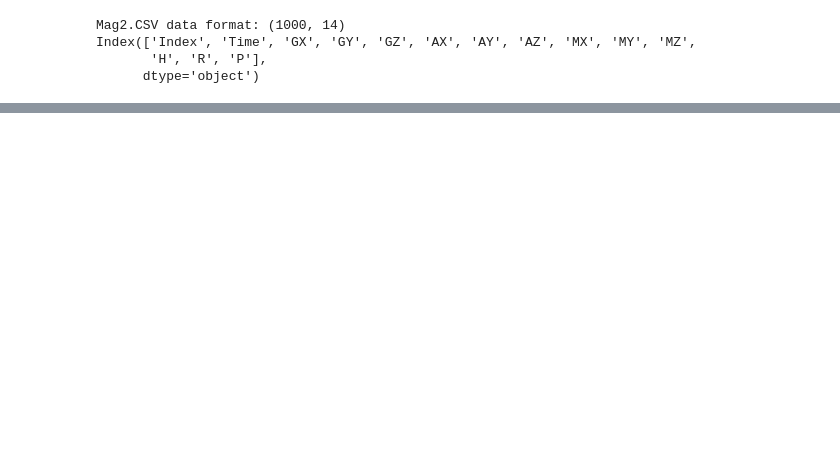
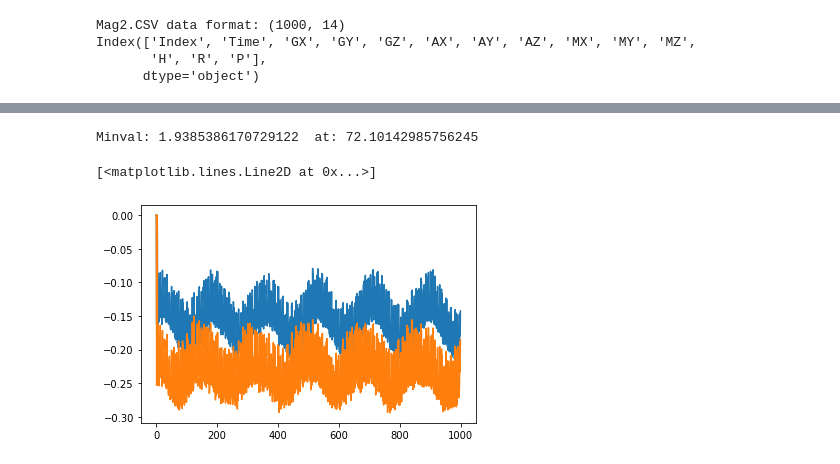
Before and after one commit to clirakis/Jupyter, a Jupyter notebook: MagSensor/PlotMag.ipynb, the cells around one changed output, grey strips where cells are left out. Cells and saved outputs as stored; diff of their text form; code cells hidden in the pictures; blank space fills up the shorter version.

```diff
--- a/MagSensor/PlotMag.ipynb
+++ b/MagSensor/PlotMag.ipynb
@@ -73,0 +124,27 @@ plt.show()
+# %%
+# Find the angle Phi that minimizes the variation on Mz.
+min = 10.0
+minang = np.pi
+for Phi in np.arange(-np.pi,np.pi,0.1):
+    Mzp = mag*np.cos(Phi) - np.sqrt(magxy2)*np.sin(Phi)
+    dMz = (Mz-Mzp)
+    val = np.sum(dMz)
+    if (abs(val)<min):
+        min = abs(val)
+        minang = Phi
+#
+# The projection will match when we rotate to the proper value.
+#
+#minang = minang - np.pi/2
+print ('Minval:', min, " at:", np.rad2deg(minang))
+Mzp = mag*np.cos(minang) - np.sqrt(magxy2)*np.sin(Phi)
+dMz = (Mz-Mzp)
+#plt.plot(t,mag)
+plt.plot(t,Mz)
+plt.plot(t,dMz)
+#print(np.sum(Mz))
+# This is a total bust.
+# %% [output]
+Minval: 1.9385386170729122  at: 72.10142985756245
+[<matplotlib.lines.Line2D at 0x...>]
+[figure, added]
```
Also changed, not shown: parts of 13 cells of this notebook.
